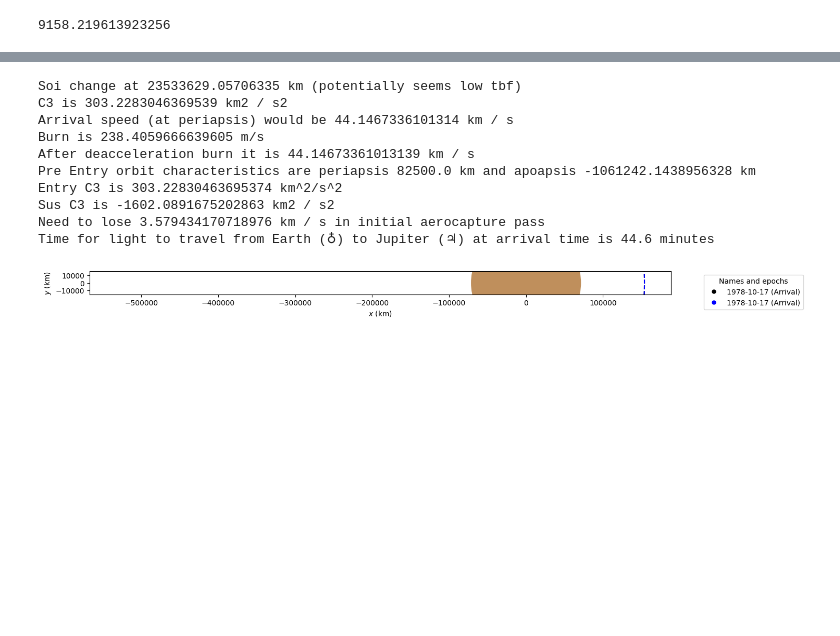
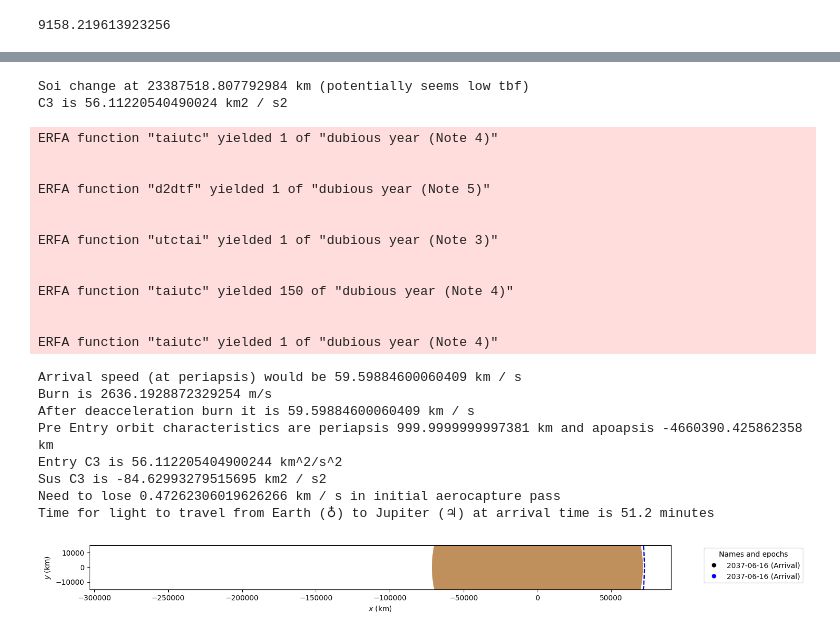
Before and after one commit to jackSN8/Starship_outer_planets_missions, a Jupyter notebook: general_trajectory_plotting.ipynb, the cells around one changed output, grey strips where cells are left out. Drawn from its saved outputs; the diff is of its cells as text; code cells hidden in the pictures; blank space fills up the shorter version.

```diff
--- a/general_trajectory_plotting.ipynb
+++ b/general_trajectory_plotting.ipynb
@@ -52,10 +52,10 @@ body_2 = Jupiter
 # print(body_1.escape_velocity())
 
 #solve for a minimum ejection DV given a time period
-transitTime = 658*u.day
+transitTime = 700*u.day
 resolution = 1*u.day
-start_date = time.Time("1977-08-20 00:01", scale="utc").tdb
-end_date = time.Time("1979-06-09 00:01", scale="utc").tdb
+start_date = time.Time("2035-03-20 00:01", scale="utc").tdb
+end_date = time.Time("2035-10-09 00:01", scale="utc").tdb
 print(type(time_range(start_date, end=end_date+transitTime)))
 # %% [output]
 <class 'astropy.time.core.Time'>
@@ -286,7 +295,7 @@ print(f"C3 is {c3_a}")
 
 
 #C3 only orbit calc
-r_p = 82500*u.km#arrival periapsis
+r_p = 1000*u.km#arrival periapsis
 a_exit = -(body_2.k / c3_a).to(u.km)
 ecc_exit = 1 - (r_p+body_2.R) / a_exit
 
@@ -368,44 +377,57 @@ print(f"Sus C3 is {sus_c3}")
 
 # print(f"Need to lose {np.linalg.norm(post_burn_orbit_periapsis.v)-body_2.escape_velocity()} in initial aerocapture pass")
 
 
 # escape_at_alt = (2*body_2.k/(body_2.R+r_p))**0.5
 # print(escape_at_alt)
 
 
 print(f"Need to lose {np.linalg.norm(post_burn_orbit_periapsis.v)-body_2.escape_velocity_at_alt(r_p)} in initial aerocapture pass")
 
 
 
 print(f"Time for light to travel from {body_1} to {body_2} at arrival time is {planDist/(3*1e5*60):.1f} minutes")
 
 
 ####code below tries to calculate real orbit, but patched conics problems force a c3 only calculation orbit tbf
 
 # #grav_difference = Sun.mass/(np.linalg.norm(ss_final.r)**2)-Earth.mass/(np.linalg.norm(r_sc_arriv)**2)
 # print(grav_difference)
 
 # arrival_orbit = Orbit.from_vectors(Earth,r_sc_arriv,v_sc_arriv,epoch=date_arrival-offset_time)
 # #arrival_orbit = arrival_orbit.propagate(0.3*u.day)
 # print(arrival_orbit)
 # print(f"This orbit gets to within {arrival_orbit.r_p-Earth.R} of the surface of earth")
 # print(f"Earth position at {lowest_date}")
 
 # earth_plotter = StaticOrbitPlotter()
 
 # earth_plotter.plot(arrival_orbit, label="earth Arrival", color="k")
 # %% [output]
-Soi change at 23533629.05706335 km (potentially seems low tbf)
-C3 is 303.2283046369539 km2 / s2
-Arrival speed (at periapsis) would be 44.1467336101314 km / s
-Burn is 238.4059666639605 m/s
-After deacceleration burn it is 44.14673361013139 km / s
-Pre Entry orbit characteristics are periapsis 82500.0 km and apoapsis -1061242.1438956328 km
-Entry C3 is 303.22830463695374 km^2/s^2
-Sus C3 is -1602.0891675202863 km2 / s2
-Need to lose 3.579434170718976 km / s in initial aerocapture pass
-Time for light to travel from Earth (♁) to Jupiter (♃) at arrival time is 44.6 minutes
+Soi change at 23387518.807792984 km (potentially seems low tbf)
+C3 is 56.11220540490024 km2 / s2
+ERFA function "taiutc" yielded 1 of "dubious year (Note 4)"
+
+
+ERFA function "d2dtf" yielded 1 of "dubious year (Note 5)"
+
+
+ERFA function "utctai" yielded 1 of "dubious year (Note 3)"
+
+
+ERFA function "taiutc" yielded 150 of "dubious year (Note 4)"
+
+
+ERFA function "taiutc" yielded 1 of "dubious year (Note 4)"
+Arrival speed (at periapsis) would be 59.59884600060409 km / s
+Burn is 2636.1928872329254 m/s
+After deacceleration burn it is 59.59884600060409 km / s
+Pre Entry orbit characteristics are periapsis 999.9999999997381 km and apoapsis -4660390.425862358 km
+Entry C3 is 56.112205404900244 km^2/s^2
+Sus C3 is -84.62993279515695 km2 / s2
+Need to lose 0.47262306019626266 km / s in initial aerocapture pass
+Time for light to travel from Earth (♁) to Jupiter (♃) at arrival time is 51.2 minutes
-[figure, old version]
+[figure, new version]
 # %%
 # #for the optimized trajectory, re get the epherimis
 # date_launch = lowest_date
```
Also changed, not shown: parts of 8 cells of this notebook, 3 other files.
